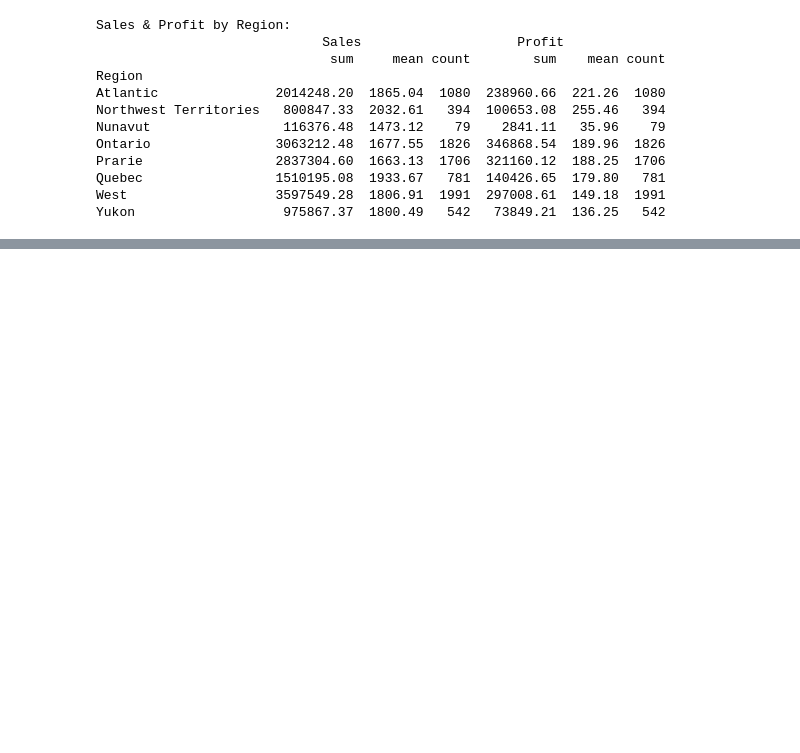
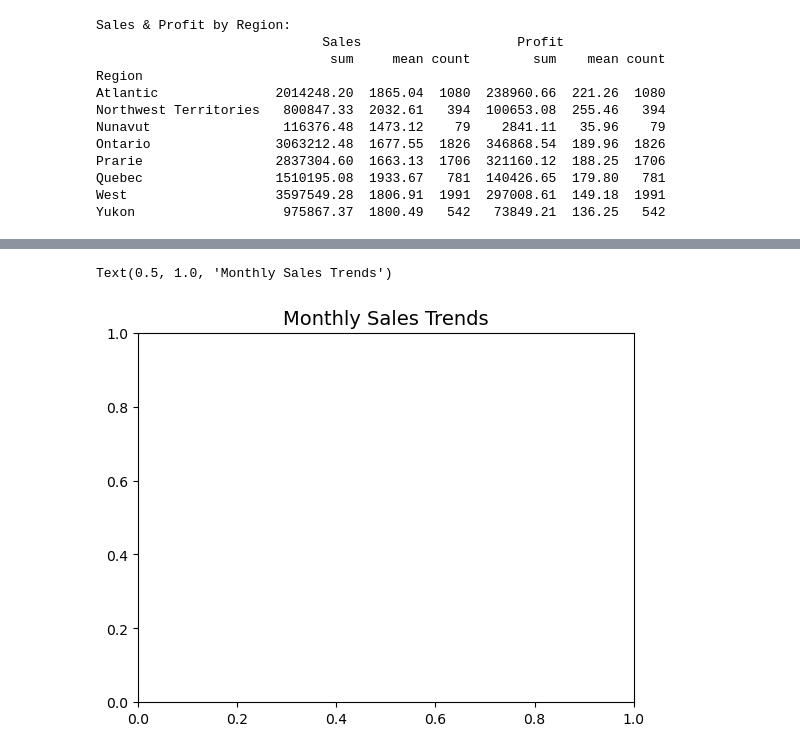
Before and after one commit to Krish-065/Sales-analyzer, a Jupyter notebook: sales_analyzer.ipynb, the cells around one changed output, grey strips where cells are left out. Drawn from its saved outputs; the diff is of its cells as text; code cells hidden in the pictures; blank space fills up the shorter version.

```diff
--- a/sales_analyzer.ipynb
+++ b/sales_analyzer.ipynb
@@ -127,0 +166,5 @@ Yukon                   975867.37  1800.49   542   73849.21  136.25   542
+# %%
+plt.title('Monthly Sales Trends', fontsize=14)
+# %% [output]
+Text(0.5, 1.0, 'Monthly Sales Trends')
+[figure, added]
```
Also changed, not shown: parts of 9 cells of this notebook, 2 other files.
